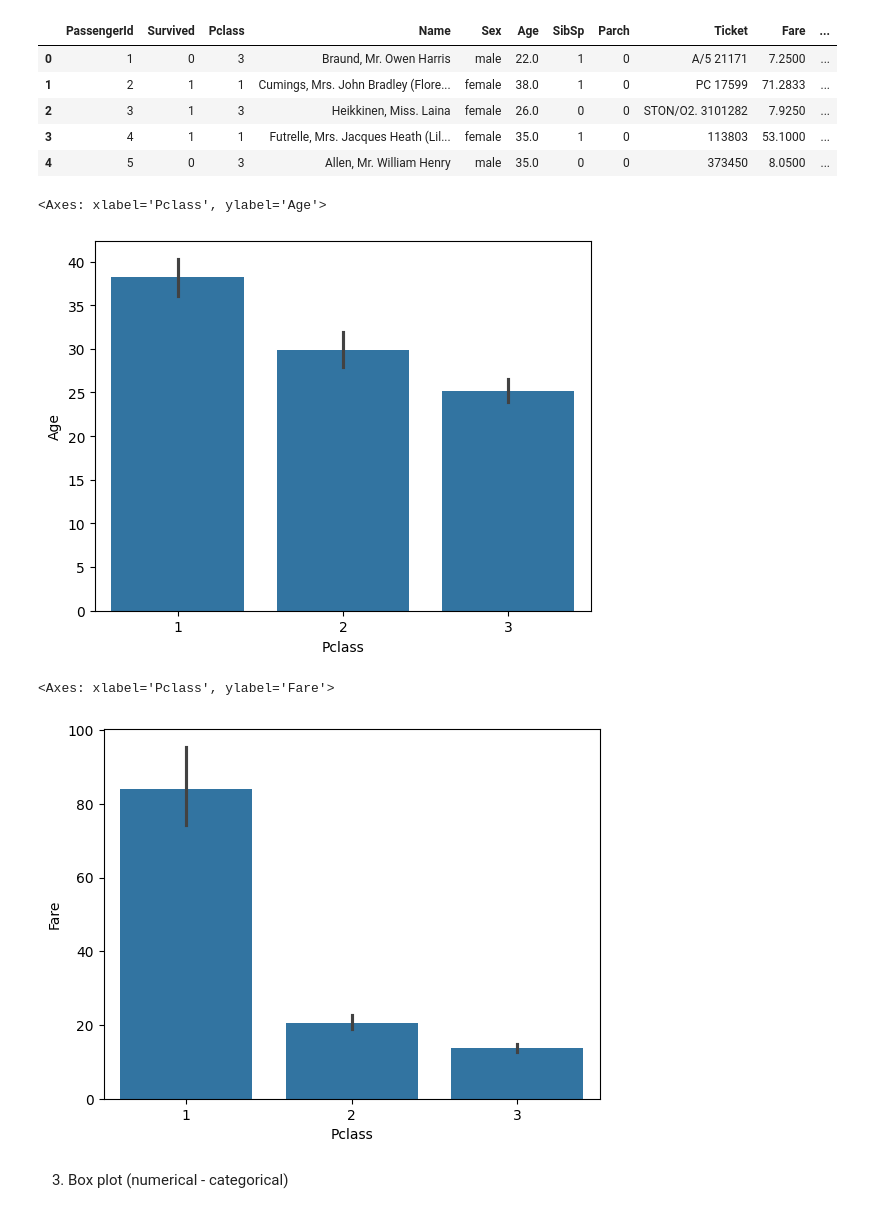
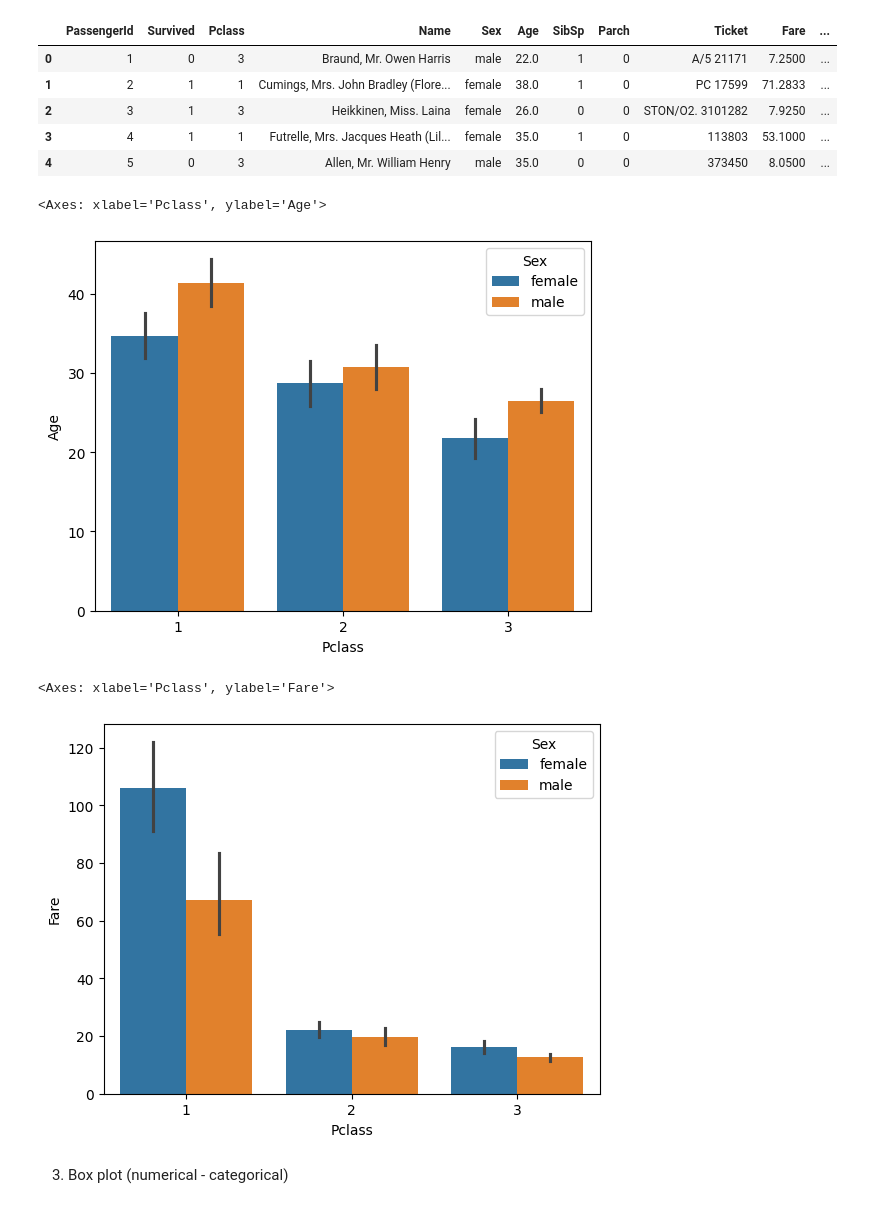
Before and after one commit to NikhilGoral28/machine_learning, a Jupyter notebook: EDA/multivariate_EDA.ipynb, the cells around one changed output. Saved outputs shown, nothing was run; the diff lists cells and outputs as text; code cells hidden in the pictures.

```diff
--- a/EDA/multivariate_EDA.ipynb
+++ b/EDA/multivariate_EDA.ipynb
@@ -88,14 +88,14 @@ titanic.head()
 | 3 | 4 | 1 | 1 | Futrelle, Mrs. Jacques Heath (Lil... | female | 35.0 | 1 | 0 | 113803 | 53.1000 | ... |
 | 4 | 5 | 0 | 3 | Allen, Mr. William Henry | male | 35.0 | 0 | 0 | 373450 | 8.0500 | ... |
 # %%
-sns.barplot(x='Pclass', y='Age', data=titanic)
+sns.barplot(x='Pclass', y='Age', data=titanic, hue='Sex')
 # %% [output]
 <Axes: xlabel='Pclass', ylabel='Age'>
-[figure, old version]
+[figure, new version]
 # %%
-sns.barplot(x='Pclass', y='Fare', data = titanic)
+sns.barplot(x='Pclass', y='Fare', data = titanic, hue='Sex')
 # %% [output]
 <Axes: xlabel='Pclass', ylabel='Fare'>
-[figure, old version]
+[figure, new version]
 # %% [markdown]
 3. Box plot (numerical - categorical)
```
Also changed, not shown: parts of 4 cells of this notebook.
